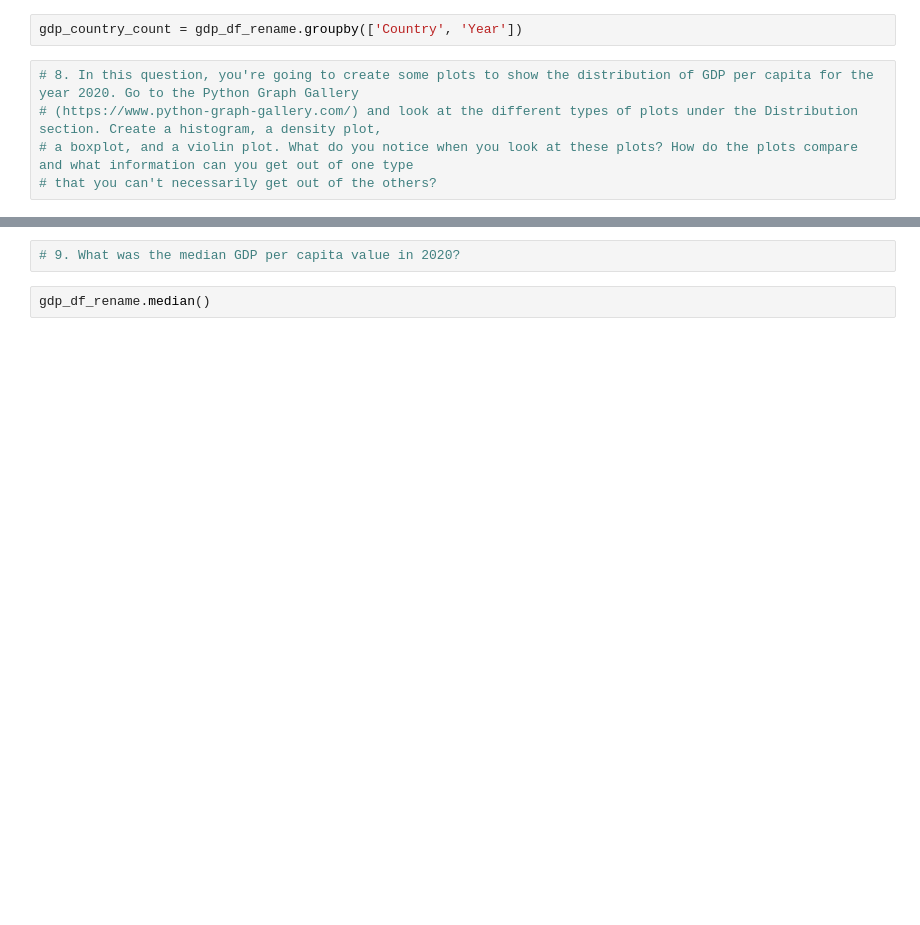
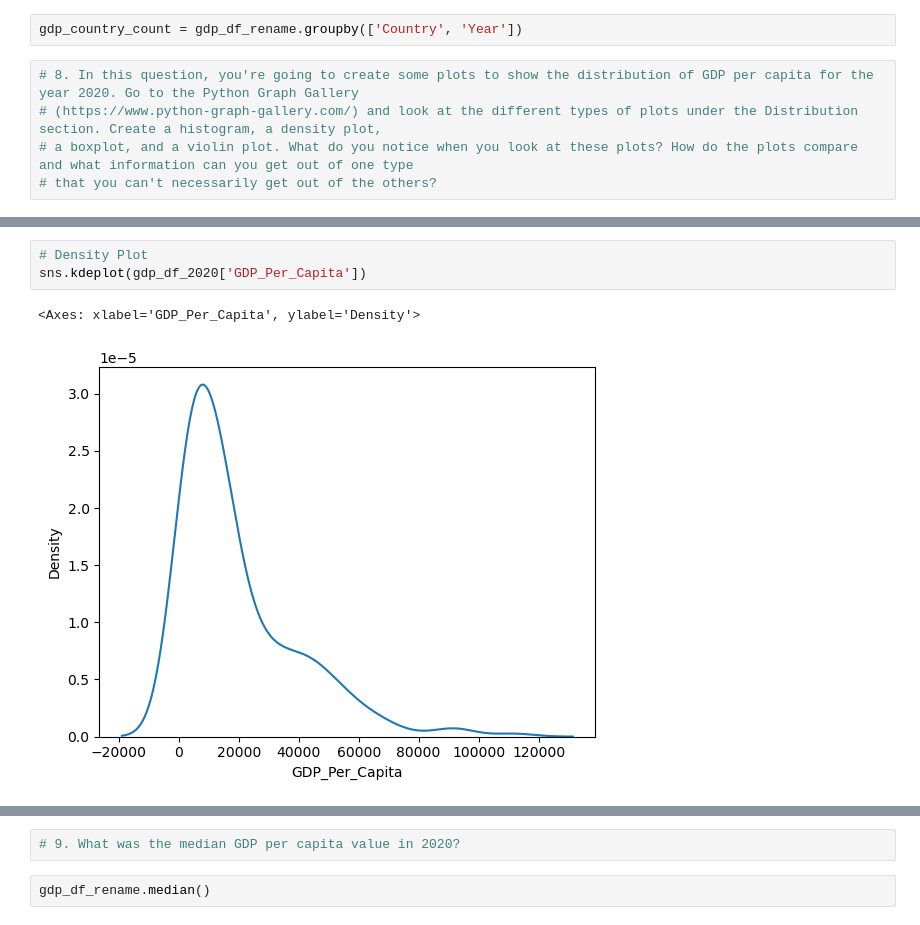
Before and after one commit to NSS-Data-Analytics-Cohort-12/un-python-HaylieCannon, a Jupyter notebook: notebooks/unproject.ipynb, the cells around one changed output, grey strips where cells are left out. Cells and saved outputs as stored; diff of their text form; blank space fills up the shorter version.

```diff
--- a/notebooks/unproject.ipynb
+++ b/notebooks/unproject.ipynb
@@ -93,0 +100,6 @@ gdp_df_rename.hist()
+# %%
+# Density Plot
+sns.kdeplot(gdp_df_2020['GDP_Per_Capita'])
+# %% [output]
+<Axes: xlabel='GDP_Per_Capita', ylabel='Density'>
+[figure, added]
```
Also changed, not shown: parts of 27 cells of this notebook.
